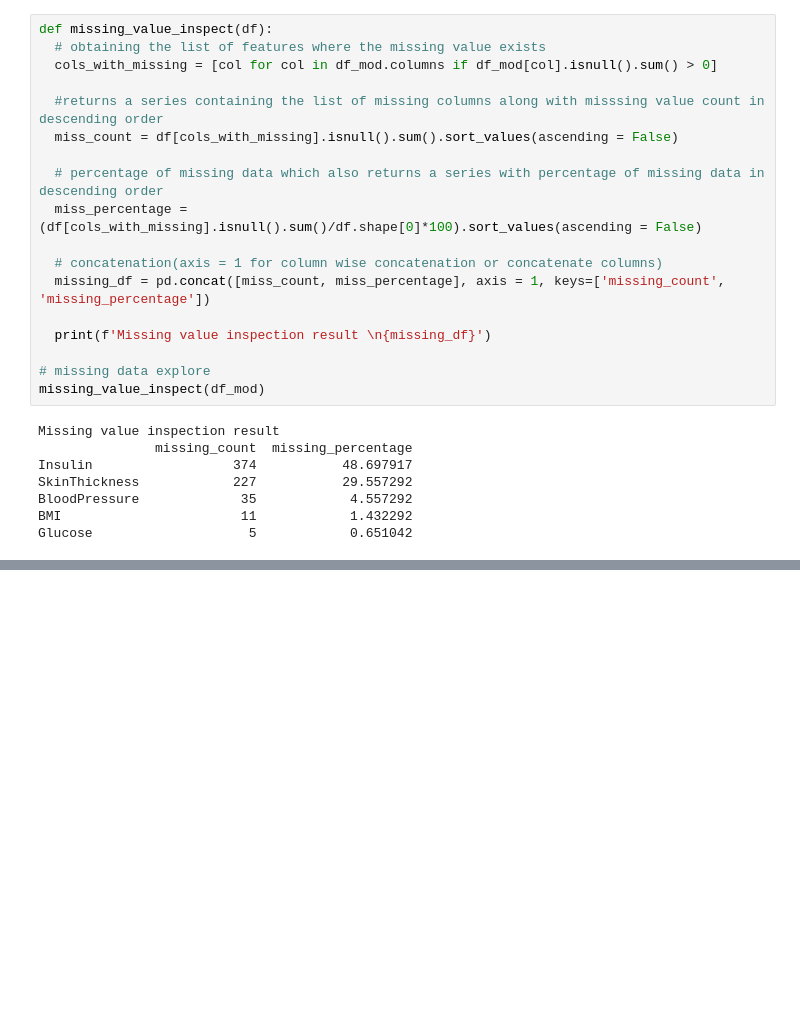
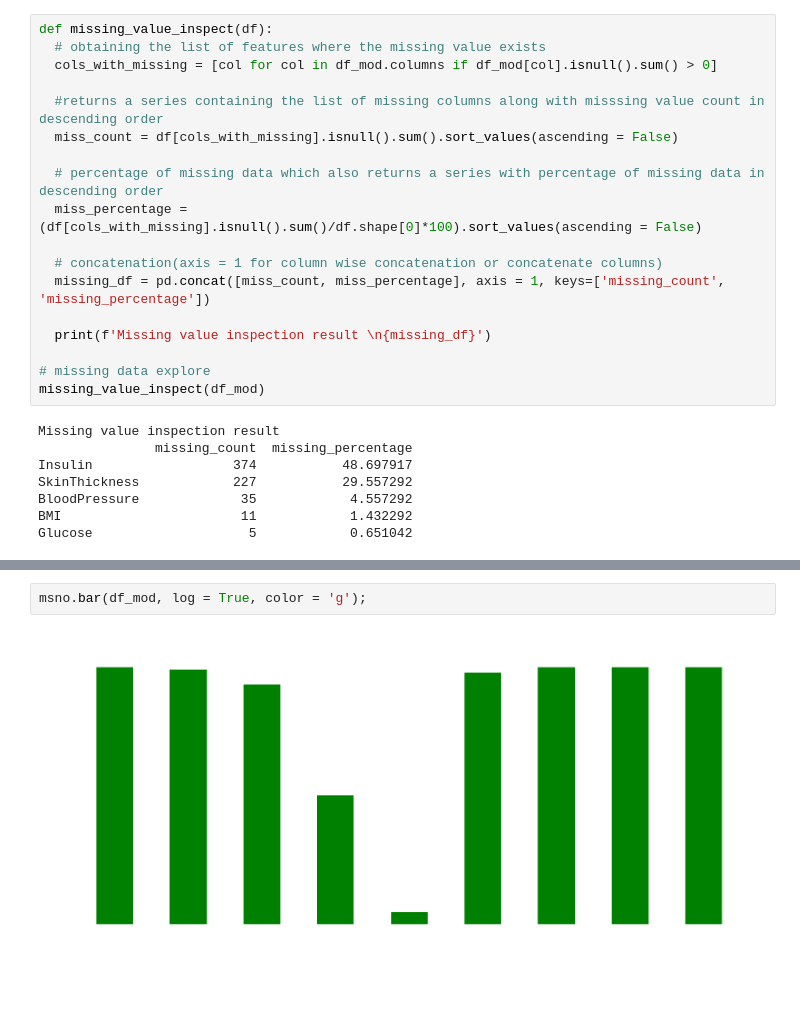
Before and after one commit to sayan0506/Prediction-model-for-Diabetes, a Jupyter notebook: Pima_Indian_Diabetes_prediction_model.ipynb, the cells around one changed output, grey strips where cells are left out. Drawn from its saved outputs; the diff is of its cells as text; blank space fills up the shorter version.

```diff
--- a/Pima_Indian_Diabetes_prediction_model.ipynb
+++ b/Pima_Indian_Diabetes_prediction_model.ipynb
@@ -232,0 +248,4 @@ Accuracy of Classification Models](https://www.researchgate.net/profile/Archish_
+# %%
+msno.bar(df_mod, log = True, color = 'g');
+# %% [output]
+[figure, added]
```
Also changed, not shown: parts of 7 cells of this notebook.
